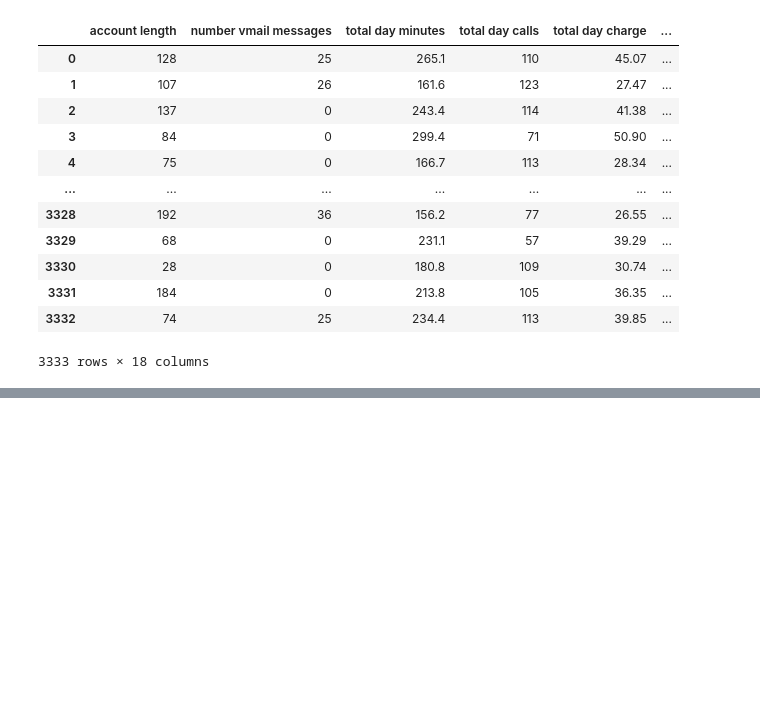
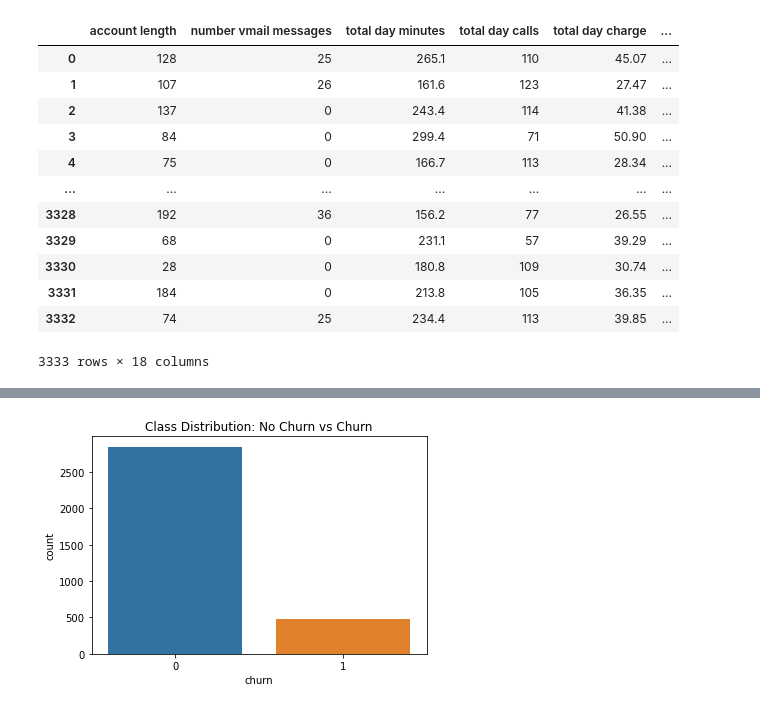
Before and after one commit to Julie-t/CustomerChurn, a Jupyter notebook: project.ipynb, the cells around one changed output, grey strips where cells are left out. Drawn from its saved outputs; the diff is of its cells as text; code cells hidden in the pictures; blank space fills up the shorter version.

```diff
--- a/project.ipynb
+++ b/project.ipynb
@@ -119,9 +119,12 @@ total intl charge         0
 customer service calls    0
 churn                     0
 dtype: int64
+# %%
+# Convert boolean to integer
+df['churn'] = df['churn'].astype(int)
 # %%
 # encoding the categorical features
-categorical = ['international plan', 'voice mail plan']
+categorical = ['international plan', 'voice mail plan', 'churn']
 
 encoder = OneHotEncoder(drop='first', sparse=False)
 
@@ -154,0 +163,10 @@ df_encoded
+# %%
+# checking for class imbalance
+df_encoded['churn_1'].value_counts(normalize=True)
+
+import seaborn as sns
+sns.countplot(x='churn', data=df)
+plt.title('Class Distribution: No Churn vs Churn')
+plt.show()
+# %% [output]
+[figure, added]
```
Also changed, not shown: parts of 8 cells of this notebook.
